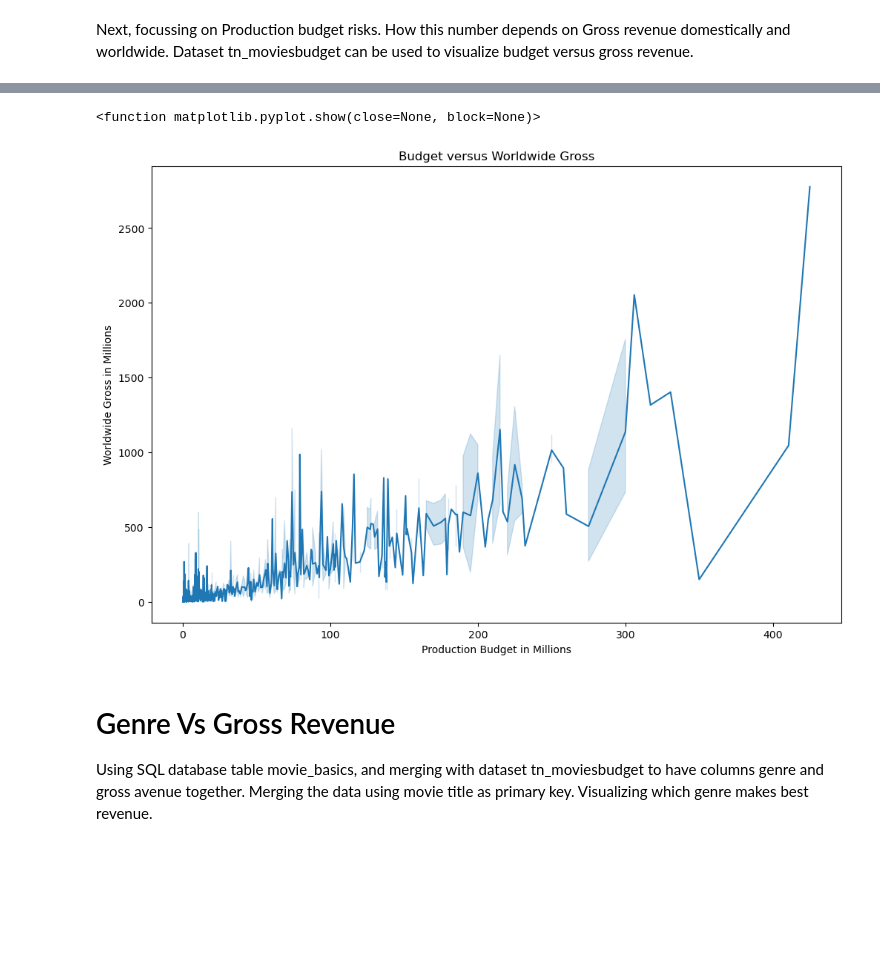
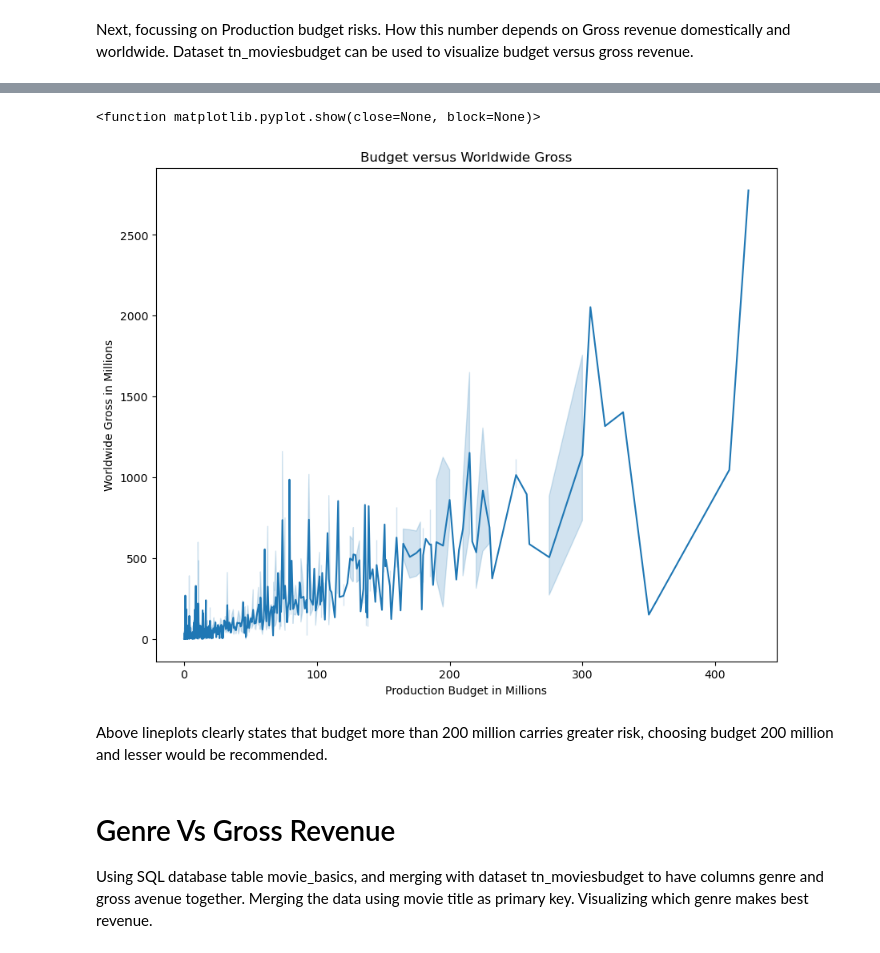
Before and after one commit to YamunaU75/FortuneMoviePhase2, a Jupyter notebook: index.ipynb, the cells around one changed output, grey strips where cells are left out. Saved outputs shown, nothing was run; the diff lists cells and outputs as text; code cells hidden in the pictures; blank space fills up the shorter version.

```diff
--- a/index.ipynb
+++ b/index.ipynb
@@ -844,13 +844,13 @@ plt.show
 # %%
 # Visualize budget vs worldwide gross
-fig, ax = plt.subplots(figsize = (12,8))
+fig, ax = plt.subplots(figsize = (10,8))
 sns.lineplot(data=tn_moviesbudget1, x="production_budget_million", y="wordlwide_gross_million")
 
 # Title, labels
 plt.title('Budget versus Worldwide Gross')
 plt.xlabel('Production Budget in Millions')
 plt.ylabel('Worldwide Gross in Millions')
 plt.show
 # %% [output]
 <function matplotlib.pyplot.show(close=None, block=None)>
-[figure, old version]
+[figure, new version]
@@ -860,3 +857,6 @@ would be recommended.
+# %% [markdown]
+Above lineplots clearly states that budget more than 200 million carries greater risk, choosing budget 200 million and lesser
+would be recommended.
 # %% [markdown]
 # Genre Vs Gross Revenue
 Using SQL database table movie_basics, and merging with dataset tn_moviesbudget to have columns genre and gross avenue together.
```
Also changed, not shown: parts of 11 cells of this notebook.
